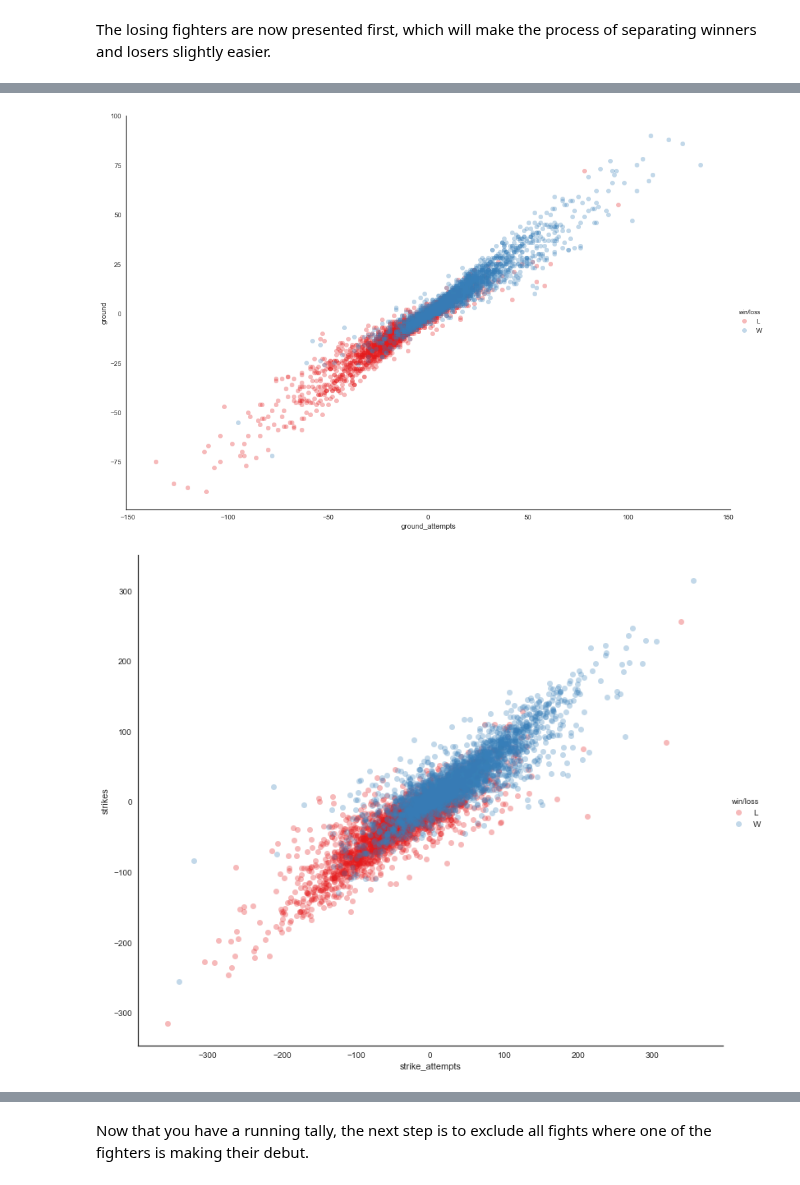
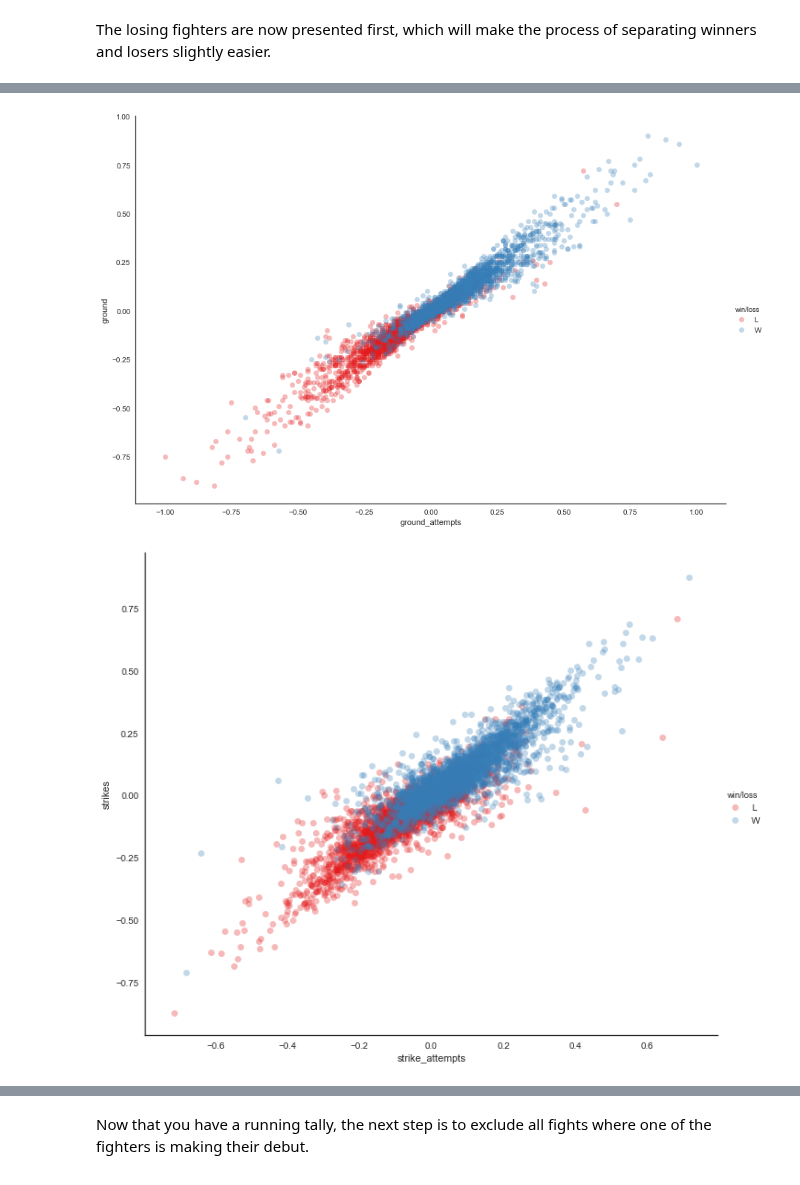
Before and after one commit to cfergusonlee/ufc_fight_analysis, a Jupyter notebook: index.ipynb, the cells around one changed output, grey strips where cells are left out. Drawn from its saved outputs; the diff is of its cells as text; code cells hidden in the pictures.

```diff
--- a/index.ipynb
+++ b/index.ipynb
@@ -213,5 +205,6 @@ Let's format the date column as datetime objects while we're at it.
 # %%
 fight_df.loc[:, 'date'] = pd.to_datetime(fight_df.date)
+fight_df['fight_id'] = pd.Categorical(fight_df['fight_id'])
 all_fights = fight_df.copy()
 fight_df.head()
 # %% [output]
@@ -965,5 +1096,6 @@ l_cols = [
 ]
 
 for attempts, landed in zip(a_cols, l_cols):
-    print attempts
-    print fight_df[fight_df[attempts]<fight_df[landed]][[attempts,landed]]
+    if len(fight_df[fight_df[attempts]<fight_df[landed]][[attempts,landed]])>0:
+        print attempts
+        print fight_df[fight_df[attempts]<fight_df[landed]][[attempts,landed]]
@@ -997,3 +1112,19 @@ What is it about each figher that makes him a favorite? This may require a lot o
+# %%
+a_cols = [
+    u'body_attempts', u'clinch_attempts', u'distance_attempts',
+    u'ground_attempts', u'head_attempts', u'leg_attempts', u'sig_attempts',
+    u'strike_attempts', u'td_attempts'
+]
+
+l_cols = [
+    u'body', u'clinch', u'distance', u'ground', u'head', u'leg', u'sig_strikes',
+    u'strikes', u'takedowns'
+]
+
+for attempt, landed in zip(a_cols, l_cols):
+    accuracy_col = landed+'_accuracy'
+    fight_df[accuracy_col] = fight_df.takedowns/fight_df.td_attempts
+    fight_df[accuracy_col] = fight_df[accuracy_col].fillna(0)
 # %% [markdown]
 ## Comparing Winners and Losers
 
@@ -1019,6 +1157,18 @@ cols = [u'body', u'body_attempts', u'clinch', u'clinch_attempts', u'distance',
        u'pass', u'reversals', u'sig_attempts', u'sig_strikes',
        u'strike_attempts', u'strikes', u'sub_attempts', u'takedowns',
        u'td_attempts']
+
+acc_cols = [
+    u'body_accuracy', u'clinch_accuracy', u'distance_accuracy',
+       u'ground_accuracy', u'head_accuracy', u'leg_accuracy',
+       u'sig_strikes_accuracy', u'strikes_accuracy', u'takedowns_accuracy'
+]
+
+cols += acc_cols
+
+scaler = MinMaxScaler()
+scaler.fit(fight_df[cols])
+fight_df[cols] = scaler.transform(fight_df[cols])
 
 fighter_a = fight_df[fight_df.index%2==0]
 fighter_b = fight_df[fight_df.index%2==1]
@@ -1066,27 +1198,27 @@ sns.lmplot(
     palette='Set1',
     scatter_kws={'alpha':.3},
     fit_reg=False,
-    size=9,
+    size=8,
     aspect=1.5
 )
 plt.show()
 # %% [output]
-[figure, old version]
+[figure, new version]
 # %%
 sns.lmplot(
     'strike_attempts',
     'strikes',
     data=fight_diffs[::-1],
     hue='win/loss',
     palette='Set1',
     scatter_kws={'alpha':.3},
     fit_reg=False,
-    size=9,
+    size=8,
     aspect=1.2
 )
 plt.show()
 # %% [output]
-[figure, old version]
+[figure, new version]
 # %%
 sns.lmplot(
     'clinch_attempts',
```
Also changed, not shown: parts of 73 cells of this notebook, 4 other files.
